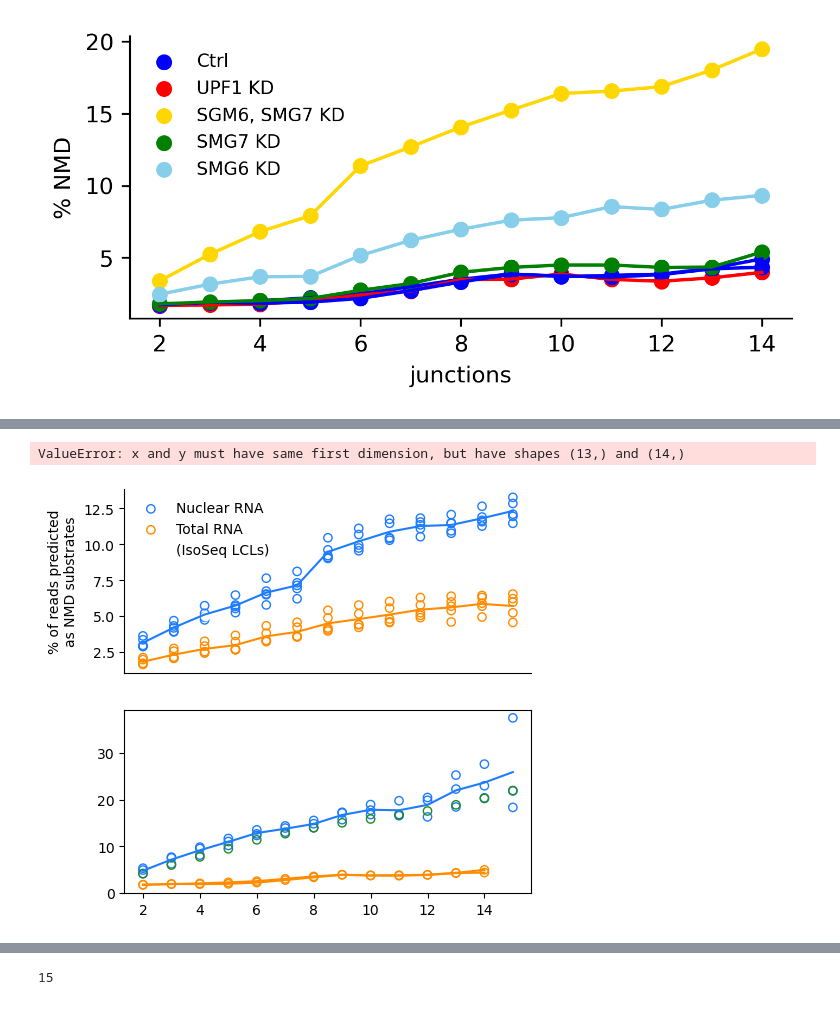
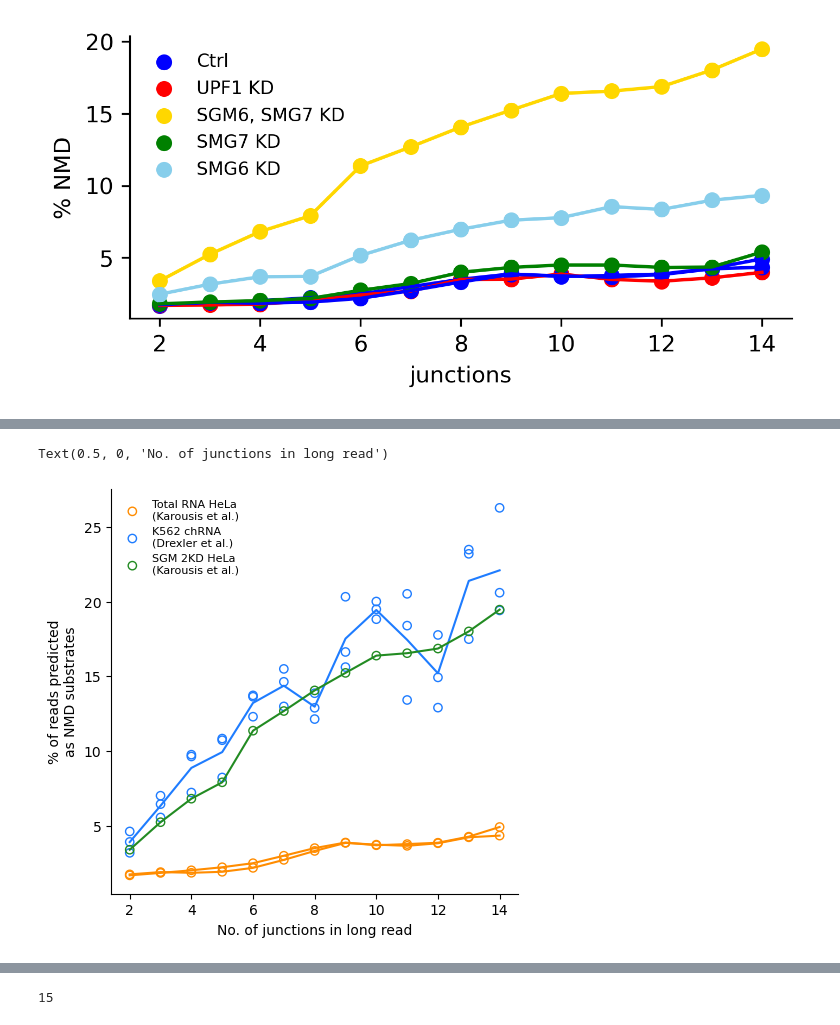
Before and after one commit to bfairkun/ChromatinSplicingQTLs, a Jupyter notebook: analysis/20230413_Fig1_long_reads.ipynb, the cells around one changed output, grey strips where cells are left out. Cells and saved outputs as stored; diff of their text form; code cells hidden in the pictures.

```diff
--- a/analysis/20230413_Fig1_long_reads.ipynb
+++ b/analysis/20230413_Fig1_long_reads.ipynb
@@ -449,82 +513,46 @@ chRNA5_junc, chRNA5_NMD_reads = wrap_junc(
 # %%
 figsize = (5.25, 5.25)
-fig, (ax1, ax2) = plt.subplots(nrows=2, ncols=1, figsize=figsize, gridspec_kw={'hspace': 0.2})
+fig, ax = plt.subplots(nrows=1, ncols=1, figsize=figsize, gridspec_kw={'hspace': 0.2})
 
 
-
-for i in range(len(nuclear_NMD_reads)):
-    l = nuclear_NMD_reads[i]
-    if i == 0:
-        ax1.scatter(np.arange(1, len(l)-1)+1, l[1:-1], edgecolor='#1e7cff', facecolor="None",
-                   label='Nuclear RNA', )
-    else:
-        ax1.scatter(np.arange(1, len(l)-1)+1, l[1:-1], edgecolor='#1e7cff', facecolor="None",
-                   )
-
-mean_ = [np.mean((np.array(nuclear_NMD_reads).T)[i]) for i in range(1, len(l)-1)]
-ax1.plot(np.arange(1, len(l)-1)+1, mean_, c='#1e7cff')
-ax1.set_xticks([])
-
-
-for i in range(len(total_NMD_reads)):
-    l = total_NMD_reads[i]
-    if i == 0:
-        ax1.scatter(np.arange(1, len(l)-1)+1, l[1:-1], edgecolor='darkorange', facecolor="None",
-                    label='Total RNA')
-    else:
-        ax1.scatter(np.arange(1, len(l)-1)+1, l[1:-1], edgecolor='darkorange', facecolor="None",
-                   )
-
-mean_ = [np.mean((np.array(total_NMD_reads).T)[i]) for i in range(1, len(l)-1)]
-ax1.plot(np.arange(1, len(l)-1)+1, mean_, c='darkorange')
-
-ax1.set_ylabel('% of reads predicted\nas NMD substrates')
-ax1.spines['right'].set_visible(False)
-ax1.spines['top'].set_visible(False)
-
-ax1.scatter([4], [5], c='white', label='(IsoSeq LCLs)')
-
-ax1.legend(frameon=False)
-
-
-ax2.scatter(range(2, len(ctrl1_NMD_reads)+1), np.array(ctrl1_NMD_reads[1:])*100, edgecolor='darkorange',
+ax.scatter(range(2, len(ctrl1_NMD_reads)+1), np.array(ctrl1_NMD_reads[1:])*100, edgecolor='darkorange',
             facecolor="None", label='Total RNA HeLa\n(Karousis et al.)')
-ax2.scatter(range(2, len(ctrl1_NMD_reads)+1), np.array(ctrl2_NMD_reads[1:])*100, edgecolor='darkorange',
+ax.scatter(range(2, len(ctrl1_NMD_reads)+1), np.array(ctrl2_NMD_reads[1:])*100, edgecolor='darkorange',
             facecolor="None")
-ax2.scatter(range(2, len(dmso1_NMD_reads)+1), np.array(chRNA3_NMD_reads[1:])*100, edgecolor='#1e7cff',
+ax.scatter(range(2, len(dmso1_NMD_reads)+1), np.array(chRNA3_NMD_reads[1:])*100, edgecolor='#1e7cff',
             facecolor="None", label ='K562 chRNA\n(Drexler et al.)')
-ax2.scatter(range(2, len(dmso1_NMD_reads)+1), np.array(chRNA4_NMD_reads[1:])*100, edgecolor='#1e7cff',
+ax.scatter(range(2, len(dmso1_NMD_reads)+1), np.array(chRNA4_NMD_reads[1:])*100, edgecolor='#1e7cff',
             facecolor="None", )
-ax2.scatter(range(2, len(dmso1_NMD_reads)+1), np.array(chRNA5_NMD_reads[1:])*100, edgecolor='#1e7cff',
+ax.scatter(range(2, len(dmso1_NMD_reads)+1), np.array(chRNA5_NMD_reads[1:])*100, edgecolor='#1e7cff',
             facecolor="None", )
-ax2.scatter(range(2, len(dmso1_NMD_reads)+1), np.array(smg_NMD_reads[1:])*100, edgecolor='forestgreen',
+ax.scatter(range(2, len(dmso1_NMD_reads)+1), np.array(smg_NMD_reads[1:])*100, edgecolor='forestgreen',
             facecolor="None", label ='SGM 2KD HeLa\n(Karousis et al.)')
 
 
-ax2.plot(range(2, len(ctrl1_NMD_reads)+1), np.array(ctrl1_NMD_reads[1:])*100, c='darkorange')
-ax2.plot(range(2, len(ctrl1_NMD_reads)+1), np.array(ctrl2_NMD_reads[1:])*100, c='darkorange')
+ax.plot(range(2, len(ctrl1_NMD_reads)+1), np.array(ctrl1_NMD_reads[1:])*100, c='darkorange')
+ax.plot(range(2, len(ctrl1_NMD_reads)+1), np.array(ctrl2_NMD_reads[1:])*100, c='darkorange')
 
 nmd_i = []
 for i in range(len(chRNA3_NMD_reads)):
     nmd_i.append(np.mean([chRNA3_NMD_reads[i], chRNA4_NMD_reads[i], chRNA5_NMD_reads[i]]))
 
-ax2.plot(range(2, len(dmso1_NMD_reads)+1), np.array(nmd_i[1:])*100, c='#1e7cff', )
-ax2.plot(range(2, len(ctrl1_NMD_reads)+1), np.array(smg_NMD_reads[1:])*100, c='forestgreen',)
+ax.plot(range(2, len(dmso1_NMD_reads)+1), np.array(nmd_i[1:])*100, c='#1e7cff', )
+ax.plot(range(2, len(ctrl1_NMD_reads)+1), np.array(smg_NMD_reads[1:])*100, c='forestgreen',)
 
 plt.legend(frameon=False, fontsize=8)
-ax2.set_ylabel('% of reads predicted\nas NMD substrates')
+ax.set_ylabel('% of reads predicted\nas NMD substrates')
 
-ax2.spines['right'].set_visible(False)
-ax2.spines['top'].set_visible(False)
+ax.spines['right'].set_visible(False)
+ax.spines['top'].set_visible(False)
 
-ax2.set_xlabel('No. of junctions in long read')
+ax.set_xlabel('No. of junctions in long read')
 
 
-plt.savefig('../code/plots/Fig1.long_reads.pdf', dpi=300, bbox_inches='tight',)
-plt.savefig('../code/plots/Fig1.long_reads.png', dpi=300, bbox_inches='tight',)
+# plt.savefig('../code/plots/Fig1.long_reads.pdf', dpi=300, bbox_inches='tight',)
+# plt.savefig('../code/plots/Fig1.long_reads.png', dpi=300, bbox_inches='tight',)
 # %% [output]
-ValueError: x and y must have same first dimension, but have shapes (13,) and (14,)
+Text(0.5, 0, 'No. of junctions in long read')
-[figure, old version]
+[figure, new version]
 # %%
 juncs_to_remove = ['chr17:81510329-81510479:-','chr5:181241639-181242170:+', 'chr5:181241639-181242170:-']
 
```
Also changed, not shown: parts of 26 cells of this notebook, 7 other files.
